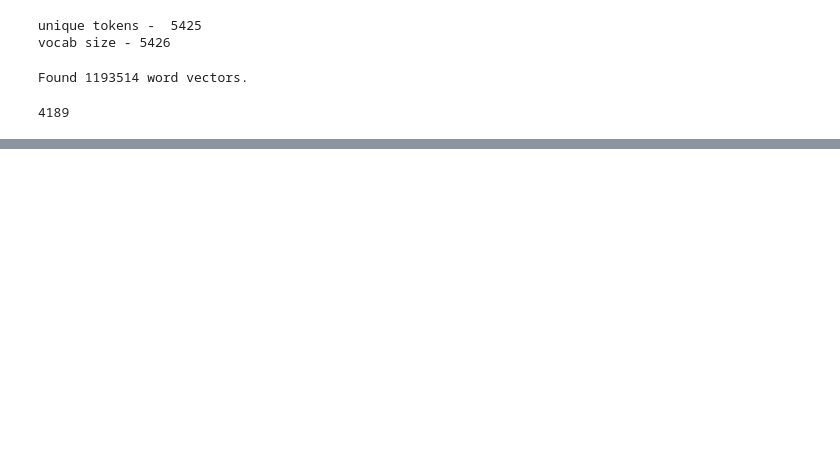
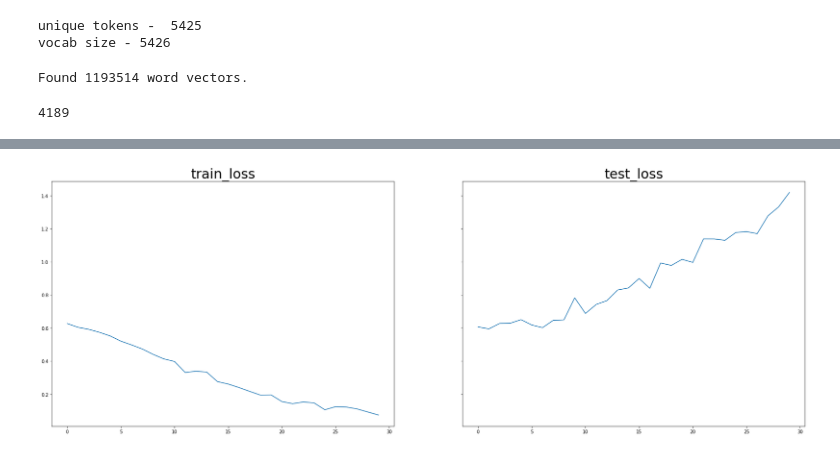
Before and after one commit to agranger13/SarcasTweet, a Jupyter notebook: ML.ipynb, the cells around one changed output, grey strips where cells are left out. Drawn from its saved outputs; the diff is of its cells as text; code cells hidden in the pictures; blank space fills up the shorter version.

```diff
--- a/ML.ipynb
+++ b/ML.ipynb
@@ -239,6 +239,7 @@ layer = Embedding(len(word_index) + 1,
 # %% [output]
 4189
 # %%
+all_logs = []
 model = Sequential()
 model.add(layer)
 model.add(Bidirectional(LSTM(units=128 , recurrent_dropout = 0.15 , dropout = 0.25)))
@@ -248,7 +249,8 @@ model.compile(loss='binary_crossentropy', optimizer='adam', metrics=['acc'])
 
 print('Summary of the built model...')
 print(model.summary())
-model.fit(X_train_pad, y_train, batch_size=32, epochs=30, validation_data=(X_test_pad, y_test), verbose=2)
+logs = model.fit(X_train_pad, y_train, batch_size=32, epochs=30, validation_data=(X_test_pad, y_test), verbose=2)
+all_logs.append(logs)
 # %% [output]
 Summary of the built model...
 Model: "sequential"
@@ -271,3 +272,15 @@ Epoch 30/30
+# %%
+fig, (axs1, axs2) =plt.subplots(1, 2, figsize=(30, 10), sharey=True)
+for logs in all_logs:
+    axs1.plot(list(range(len(logs.history['loss']))),logs.history['loss'])
+    axs1.set_title('train_loss',size = 30)
+
+for logs in all_logs:
+    axs2.plot(list(range(len(logs.history['val_loss']))),logs.history['val_loss'])
+    axs2.set_title('test_loss',size = 30)
+plt.show()
+# %% [output]
+[figure, added]
 # %%
 def is_ironique(s):
     recup_data = pd.DataFrame({"Tweet":[s]})
```
Also changed, not shown: parts of 11 cells of this notebook.
